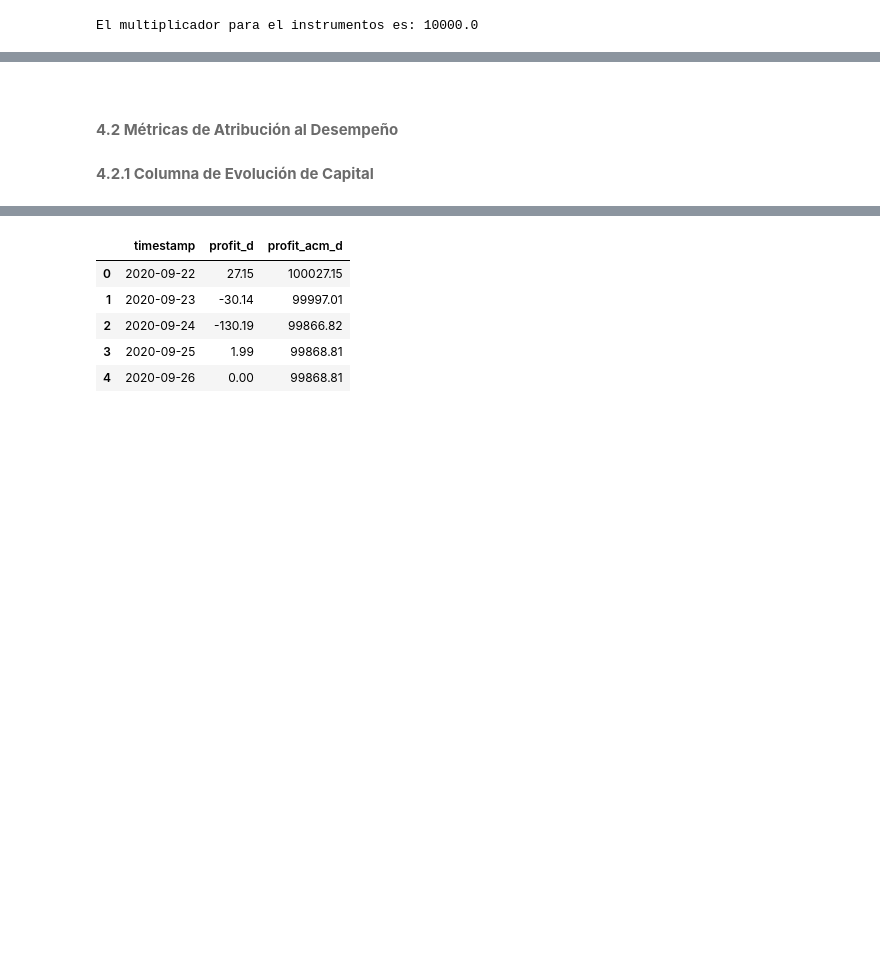
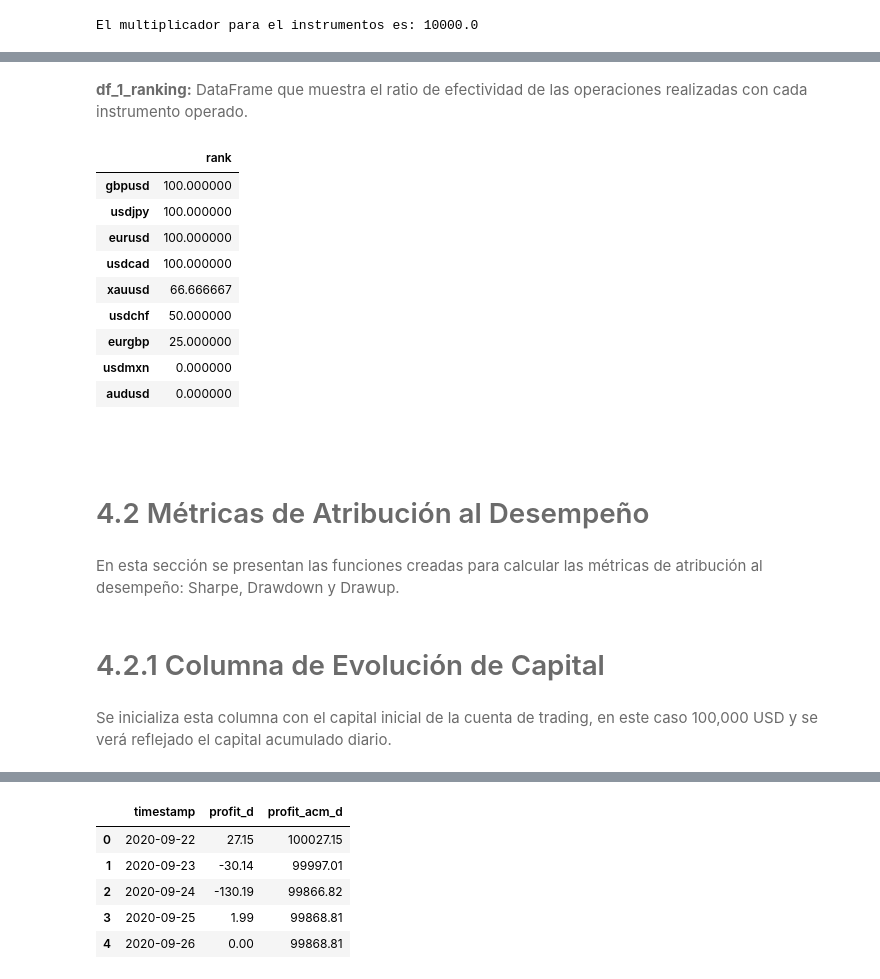
Before and after one commit to lizette98/myst_equipo8_lab3, a Jupyter notebook: notebook.ipynb, the cells around one changed output, grey strips where cells are left out. Saved outputs shown, nothing was run; the diff lists cells and outputs as text; code cells hidden in the pictures; blank space fills up the shorter version.

```diff
--- a/notebook.ipynb
+++ b/notebook.ipynb
@@ -181,9 +219,29 @@ audusd    0.000000}
+# %% [markdown]
+<font color= #6B6B6B> **df_1_ranking:** DataFrame que muestra el ratio de efectividad de las operaciones realizadas con cada instrumento operado.
+</font> <font color= #555555>
+# %%
+est_ba['df_1_ranking']
+# %% [output]
+|  | rank |
+| gbpusd | 100.000000 |
+| usdjpy | 100.000000 |
+| eurusd | 100.000000 |
+| usdcad | 100.000000 |
+| xauusd | 66.666667 |
+| usdchf | 50.000000 |
+| eurgbp | 25.000000 |
+| usdmxn | 0.000000 |
+| audusd | 0.000000 |
 # %% [markdown]
 <br>
 # %% [markdown]
-<font color= #6B6B6B> <font size = 5.5> **4.2 Métricas de Atribución al Desempeño** </font>
+# <font color= #6B6B6B> <font size = 5.5> 4.2 Métricas de Atribución al Desempeño </font>
+# %% [markdown]
+<font color= #6B6B6B> En esta sección se presentan las funciones creadas para calcular las métricas de atribución al desempeño: Sharpe, Drawdown y Drawup.  </font> <font color= #555555>
 # %% [markdown]
-<font color= #6B6B6B> <font size = 4.5> **4.2.1 Columna de Evolución de Capital** </font>
+# <font color= #6B6B6B> <font size = 4.5> 4.2.1 Columna de Evolución de Capital </font>
+# %% [markdown]
+<font color= #6B6B6B> Se inicializa esta columna con el capital inicial de la cuenta de trading, en este caso 100,000 USD y se verá reflejado el capital acumulado diario.</font> <font color= #555555>
 # %%
 profit_acum_d = fn.f_profit_acm_d(param_data=df_data)
 profit_acum_d.head()
```
Also changed, not shown: parts of 56 cells of this notebook, 6 other files.
